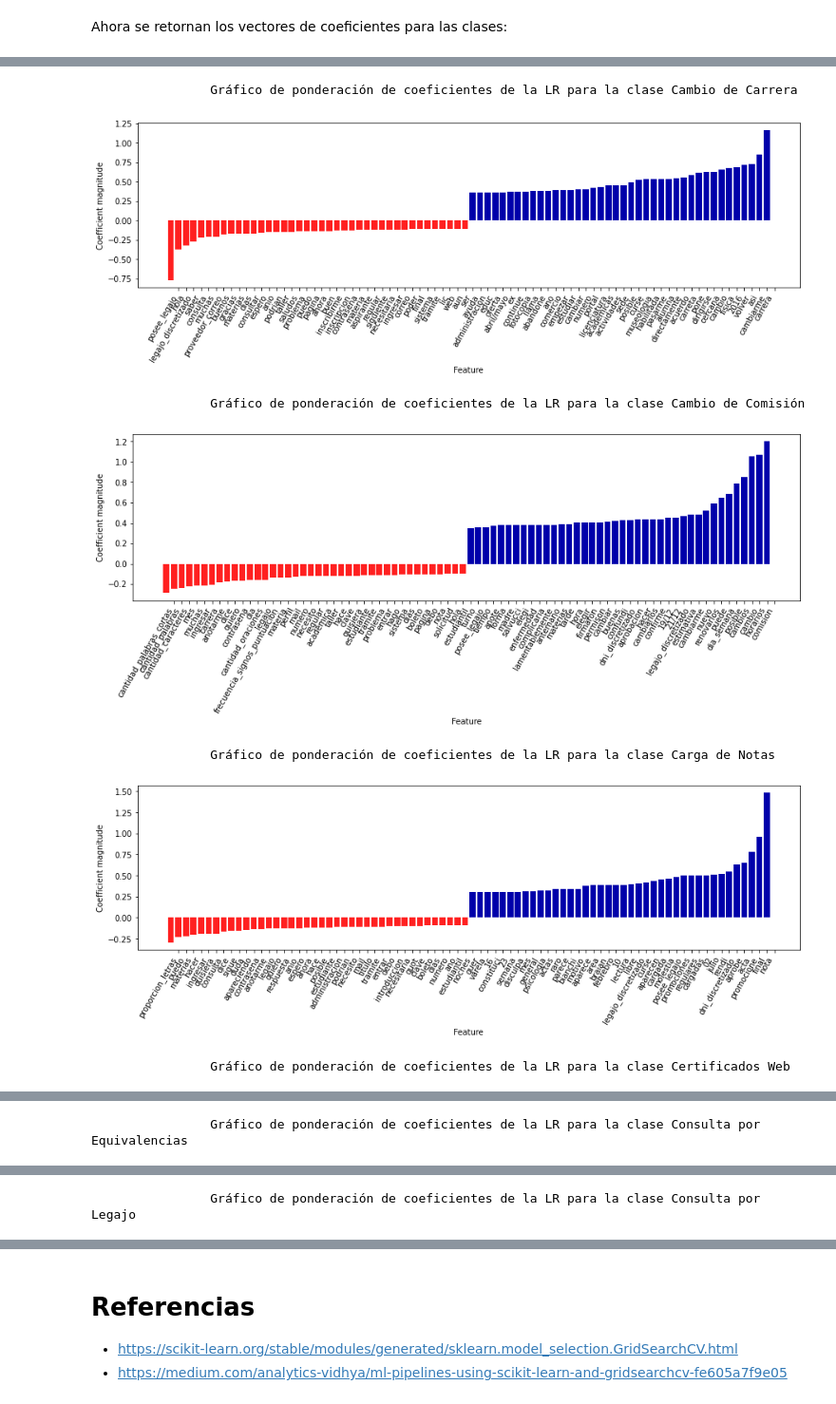
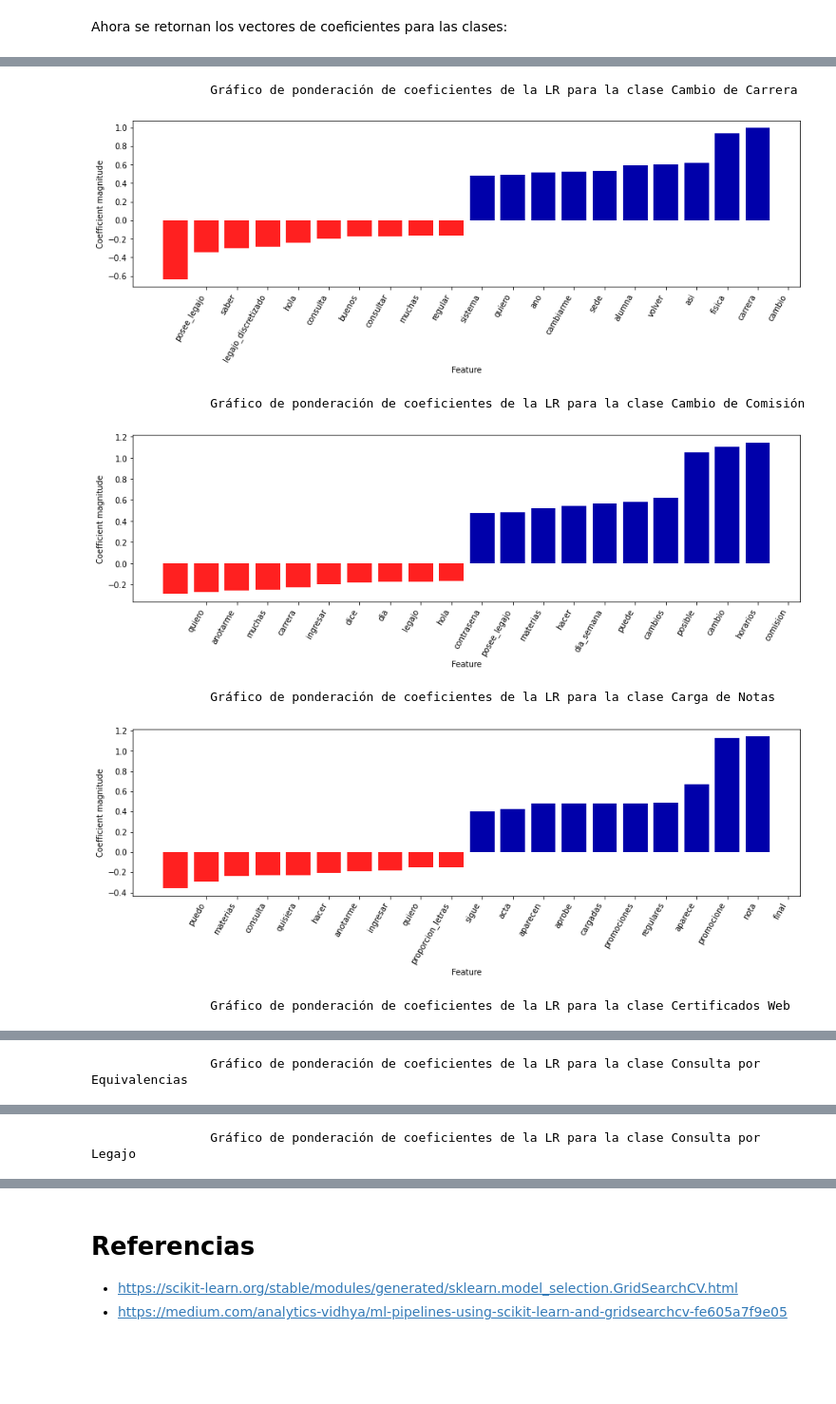
Before and after one commit to jumafernandez/clasificacion_correos, a Jupyter notebook: notebooks/jaiio/02-bow+lr.ipynb, the cells around one changed output, grey strips where cells are left out. Shown at 95% size. Cells and saved outputs as stored; diff of their text form; code cells hidden in the pictures; blank space fills up the shorter version.

```diff
--- a/notebooks/jaiio/02-bow+lr.ipynb
+++ b/notebooks/jaiio/02-bow+lr.ipynb
@@ -178,7 +178,7 @@ from sklearn.metrics import accuracy_score, precision_score, recall_score, f1_sc
 import pandas as pd
 
 # Genero la representación de documentos
-correos_train_vec, correos_test_vec = representacion_documentos(train_df['Consulta'], test_df['Consulta'], 'TFIDF', None)
+correos_train_vec, correos_test_vec = representacion_documentos(train_df['Consulta'], test_df['Consulta'], 'BINARIO', None)
 
 # Separo en x e y - train y test- (además consolido feature estáticas con dinámicas)
 x_train, y_train = consolidar_df(train_df, correos_train_vec, 'Consulta', 'clase')
@@ -243,18 +241,18 @@ Successfully installed mglearn-0.1.9
 # %%
 from mglearn.tools import visualize_coefficients
 import matplotlib.pyplot as plt
 %matplotlib inline
 
 for i in range(1, len(etiquetas)-1):
   print(f'\n\n\t\tGráfico de ponderación de coeficientes de la LR para la clase {etiquetas[i]}')
-  visualize_coefficients(clf.coef_[i], x_train.columns, n_top_features=40)
+  visualize_coefficients(clf.coef_[i], x_train.columns, n_top_features=10)
   # Muestro el gráfico
   plt.show()
 # %% [output]
                 Gráfico de ponderación de coeficientes de la LR para la clase Cambio de Carrera
-[figure, old version]
+[figure, new version]
                 Gráfico de ponderación de coeficientes de la LR para la clase Cambio de Comisión
-[figure, old version]
+[figure, new version]
                 Gráfico de ponderación de coeficientes de la LR para la clase Carga de Notas
-[figure, old version]
+[figure, new version]
                 Gráfico de ponderación de coeficientes de la LR para la clase Certificados Web
```
Also changed, not shown: parts of 11 cells of this notebook.
